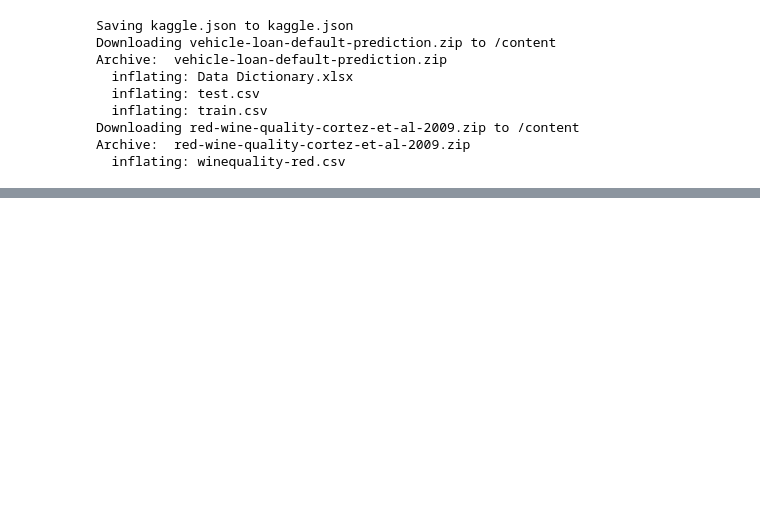
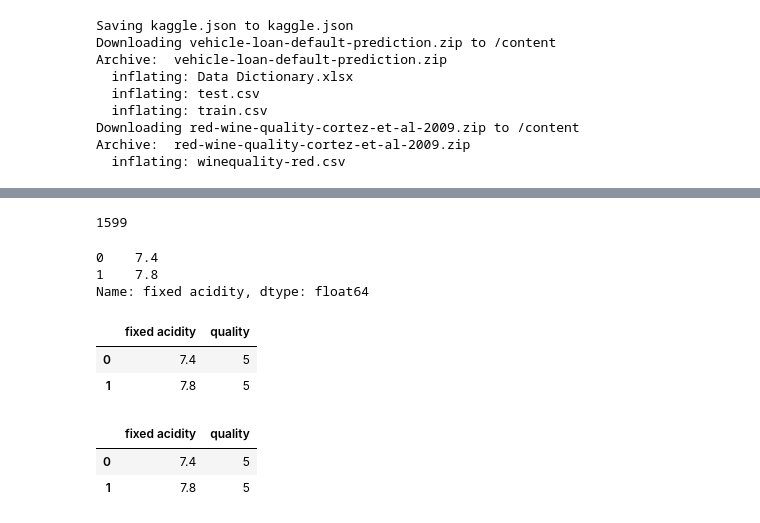
Before and after one commit to hangovf/Academypublic, a Jupyter notebook: databis.ipynb, the cells around one changed output, grey strips where cells are left out. Drawn from its saved outputs; the diff is of its cells as text; code cells hidden in the pictures; blank space fills up the shorter version.

```diff
--- a/databis.ipynb
+++ b/databis.ipynb
@@ -34,0 +216,23 @@ Archive:  red-wine-quality-cortez-et-al-2009.zip
+# %%
+len(df)
+# %% [output]
+1599
+# %%
+df['fixed acidity'].head(2)
+# %% [output]
+0    7.4
+1    7.8
+Name: fixed acidity, dtype: float64
+# %%
+df[['fixed acidity','quality']].head(2)
+# %% [output]
+|  | fixed acidity | quality |
+| 0 | 7.4 | 5 |
+| 1 | 7.8 | 5 |
+# %%
+test = ['fixed acidity', 'quality']
+df[test].head(2)
+# %% [output]
+|  | fixed acidity | quality |
+| 0 | 7.4 | 5 |
+| 1 | 7.8 | 5 |
```
Also changed, not shown: parts of 25 cells of this notebook.
